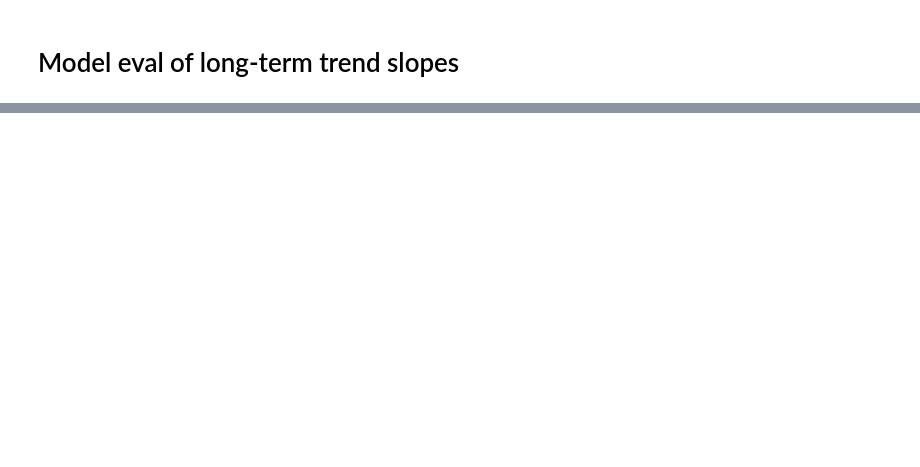
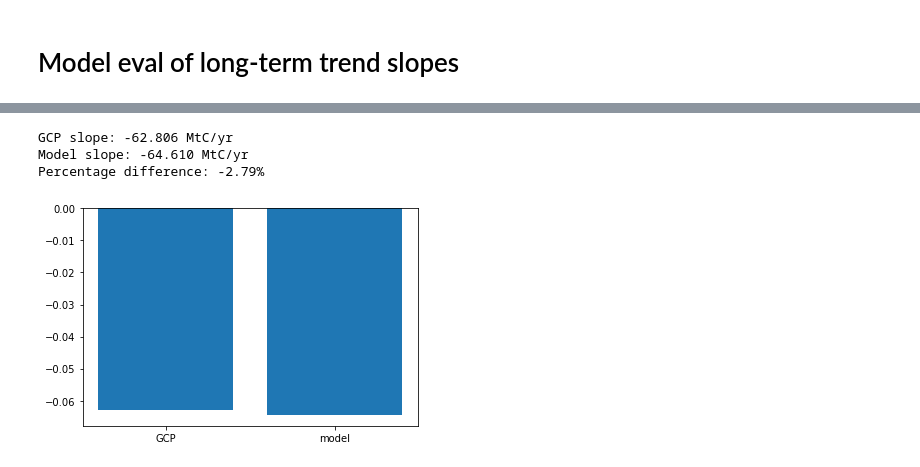
Before and after one commit to rursino/carbon-cycle-feedbacks, a Jupyter notebook: Peylin_flux/Notebooks/model_evaluation.ipynb, the cells around one changed output, grey strips where cells are left out. Saved outputs shown, nothing was run; the diff lists cells and outputs as text; code cells hidden in the pictures; blank space fills up the shorter version.

```diff
--- a/Peylin_flux/Notebooks/model_evaluation.ipynb
+++ b/Peylin_flux/Notebooks/model_evaluation.ipynb
@@ -337,0 +309,7 @@ autocorrelation_plot(GCB["ocean"])
+# %%
+model_GCP_trend(CAMS, "land")
+# %% [output]
+GCP slope: -62.806 MtC/yr
+Model slope: -64.610 MtC/yr
+Percentage difference: -2.79%
+[figure, added]
```
Also changed, not shown: parts of 20 cells of this notebook, 1 other file.
